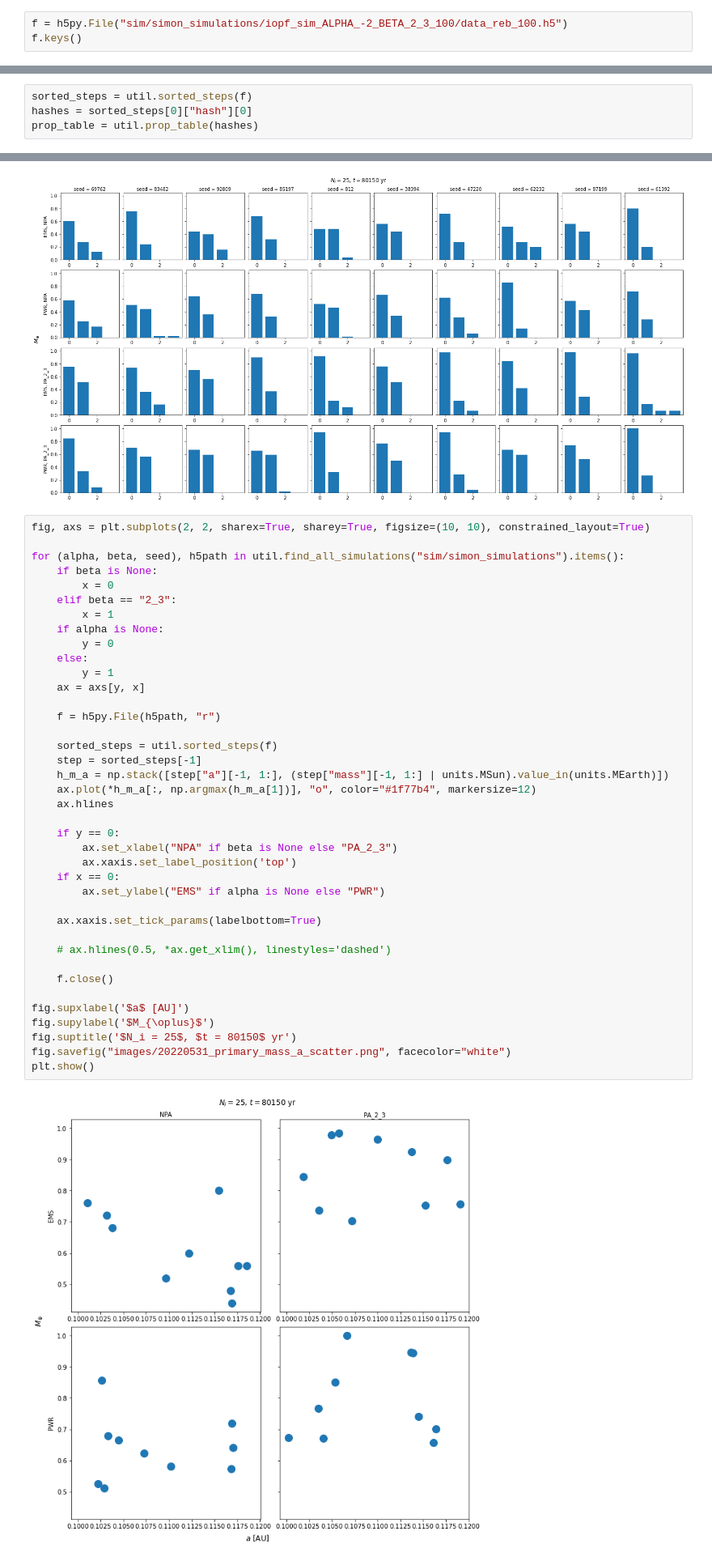
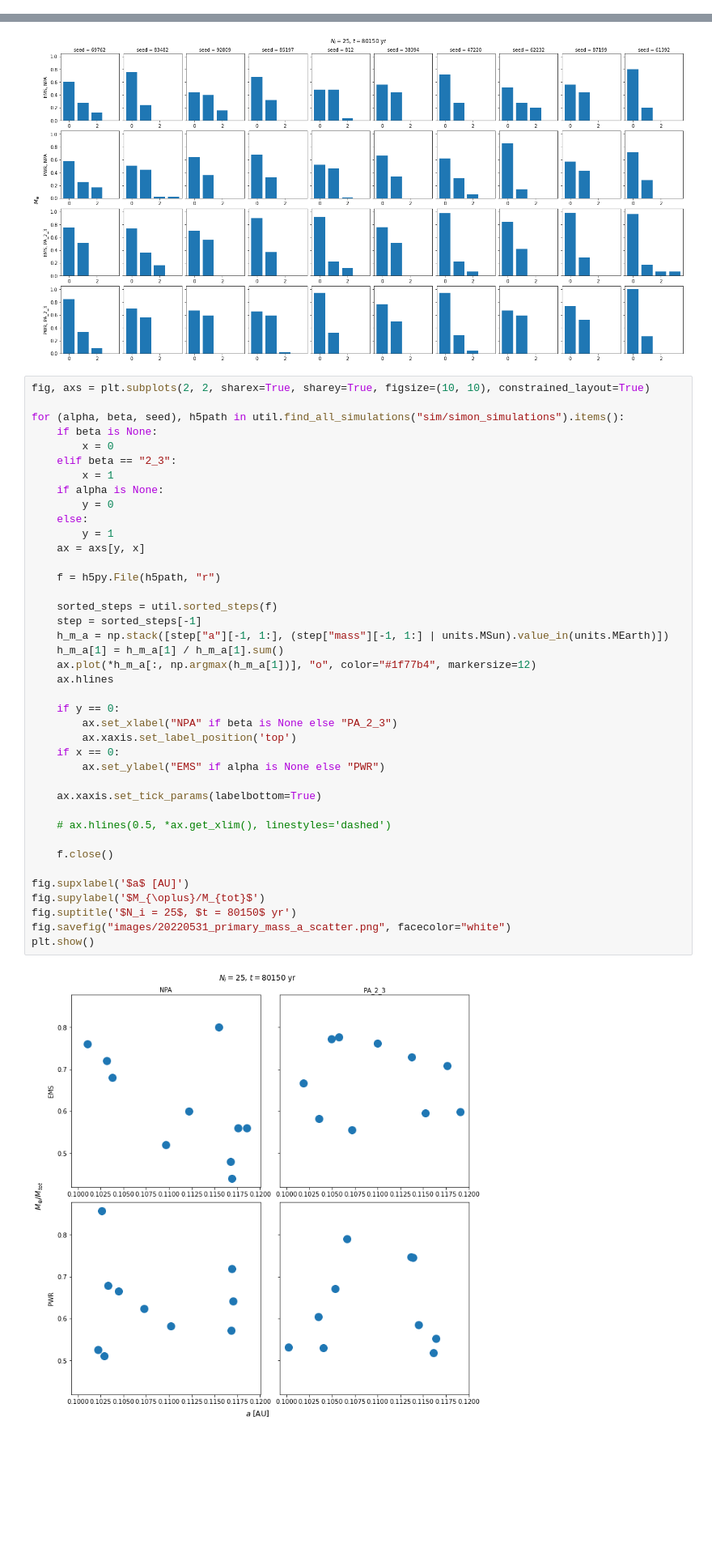
Before and after one commit to cassum-2022-project-21/workspace, a Jupyter notebook: viz.ipynb, the cells around one changed output, grey strips where cells are left out. Shown at 81% size. Cells and saved outputs as stored; diff of their text form; blank space fills up the shorter version.

```diff
--- a/viz.ipynb
+++ b/viz.ipynb
@@ -12,6 +12,3 @@ import matplotlib.pyplot as plt
 from amuse.units import units
 
 import util
-# %%
-f = h5py.File("sim/simon_simulations/iopf_sim_ALPHA_-2_BETA_2_3_100/data_reb_100.h5")
-f.keys()
@@ -25,4 +14,0 @@ s0.keys()
-# %%
-sorted_steps = util.sorted_steps(f)
-hashes = sorted_steps[0]["hash"][0]
-prop_table = util.prop_table(hashes)
@@ -190,32 +178,33 @@ for (alpha, beta, seed), h5path in util.find_all_simulations("sim/simon_simulati
         y = 0
     else:
         y = 1
     ax = axs[y, x]
 
     f = h5py.File(h5path, "r")
 
     sorted_steps = util.sorted_steps(f)
     step = sorted_steps[-1]
     h_m_a = np.stack([step["a"][-1, 1:], (step["mass"][-1, 1:] | units.MSun).value_in(units.MEarth)])
+    h_m_a[1] = h_m_a[1] / h_m_a[1].sum()
     ax.plot(*h_m_a[:, np.argmax(h_m_a[1])], "o", color="#1f77b4", markersize=12)
     ax.hlines
 
     if y == 0:
         ax.set_xlabel("NPA" if beta is None else "PA_2_3")
         ax.xaxis.set_label_position('top')
     if x == 0:
         ax.set_ylabel("EMS" if alpha is None else "PWR")
 
     ax.xaxis.set_tick_params(labelbottom=True)
 
     # ax.hlines(0.5, *ax.get_xlim(), linestyles='dashed')
 
     f.close()
 
 fig.supxlabel('$a$ [AU]')
-fig.supylabel('$M_{\oplus}$')
+fig.supylabel('$M_{\oplus}/M_{tot}$')
 fig.suptitle('$N_i = 25$, $t = 80150$ yr')
 fig.savefig("images/20220531_primary_mass_a_scatter.png", facecolor="white")
 plt.show()
 # %% [output]
-[figure, old version]
+[figure, new version]
```
Also changed, not shown: parts of 6 cells of this notebook.
